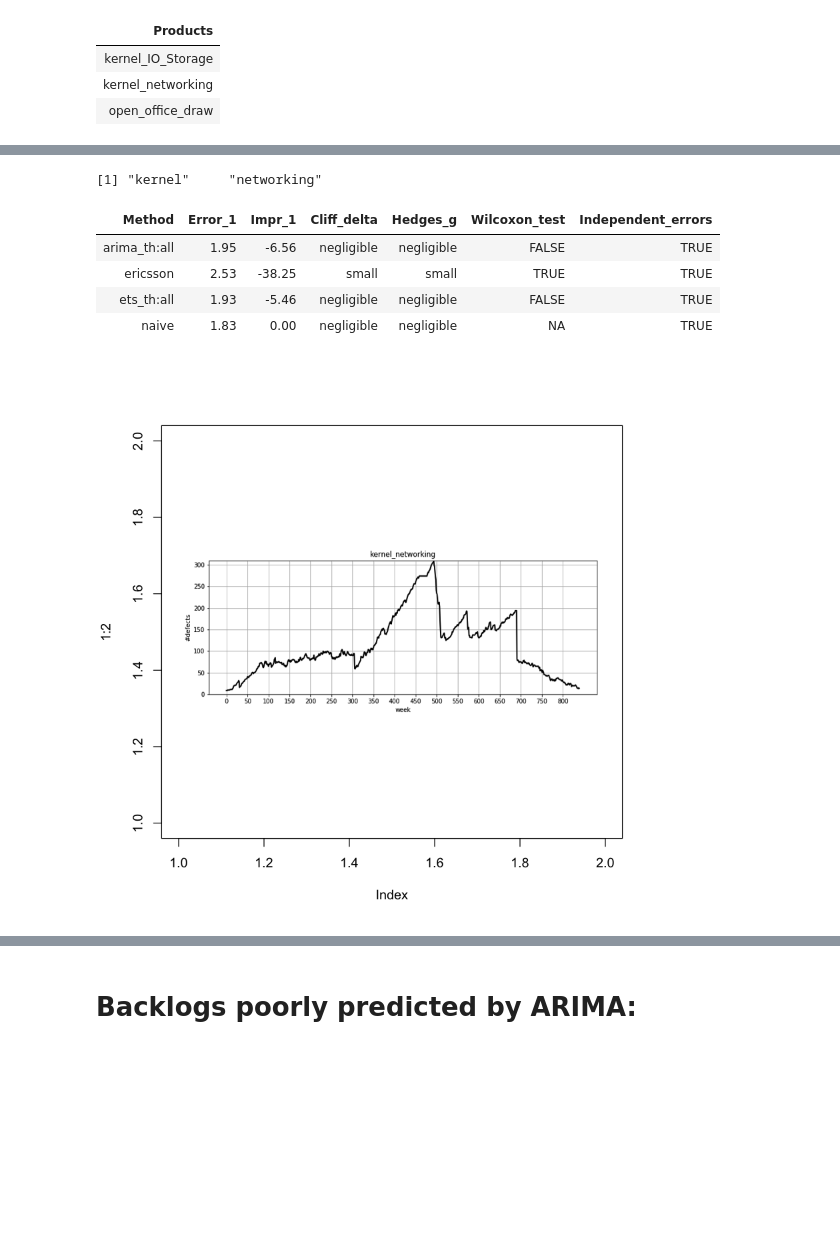
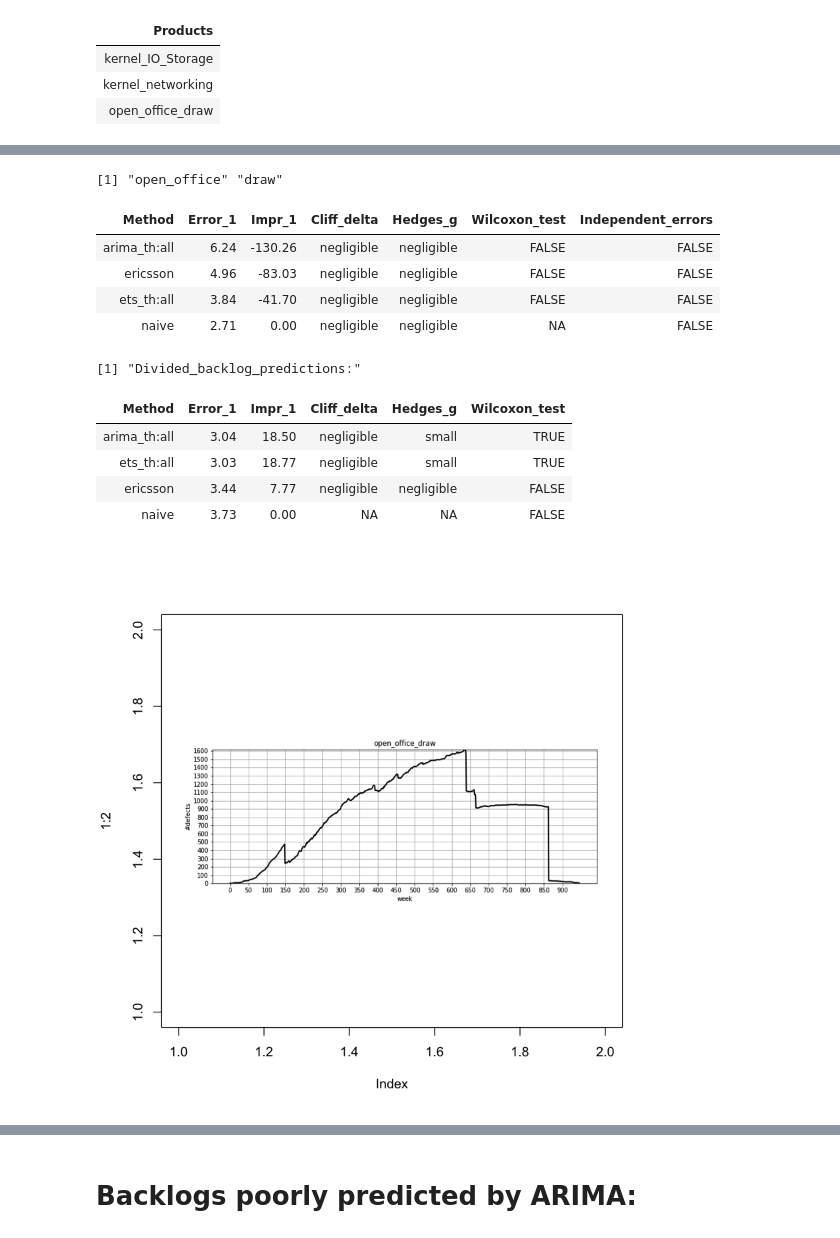
Before and after one commit to paulinaaniola/DefectBacklogPrediction, a Jupyter notebook: Evaluate.ipynb, the cells around one changed output, grey strips where cells are left out. Cells and saved outputs as stored; diff of their text form; code cells hidden in the pictures; blank space fills up the shorter version.

```diff
--- a/Evaluate.ipynb
+++ b/Evaluate.ipynb
@@ -239,11 +298,17 @@ summarize_product_predictions(product)
 # %%
-product = toString(both_models_worst_than_naive$Products[2])
-summarize_product_predictions(product)
+product = toString(both_models_worst_than_naive$Products[3])
+summarize_product_predictions(product, TRUE)
 # %% [output]
-[1] "kernel"     "networking"
+[1] "open_office" "draw"
 | Method | Error_1 | Impr_1 | Cliff_delta | Hedges_g | Wilcoxon_test | Independent_errors |
-| arima_th:all | 1.95 | -6.56 | negligible | negligible | FALSE | TRUE |
-| ericsson | 2.53 | -38.25 | small | small | TRUE | TRUE |
-| ets_th:all | 1.93 | -5.46 | negligible | negligible | FALSE | TRUE |
-| naive | 1.83 | 0.00 | negligible | negligible | NA | TRUE |
+| arima_th:all | 6.24 | -130.26 | negligible | negligible | FALSE | FALSE |
+| ericsson | 4.96 | -83.03 | negligible | negligible | FALSE | FALSE |
+| ets_th:all | 3.84 | -41.70 | negligible | negligible | FALSE | FALSE |
+| naive | 2.71 | 0.00 | negligible | negligible | NA | FALSE |
+[1] "Divided_backlog_predictions:"
+| Method | Error_1 | Impr_1 | Cliff_delta | Hedges_g | Wilcoxon_test |
+| arima_th:all | 3.04 | 18.50 | negligible | small | TRUE |
+| ets_th:all | 3.03 | 18.77 | negligible | small | TRUE |
+| ericsson | 3.44 | 7.77 | negligible | negligible | FALSE |
+| naive | 3.73 | 0.00 | NA | NA | FALSE |
-[figure, old version]
+[figure, new version]
```
Also changed, not shown: parts of 5 cells of this notebook, 21 other files.
